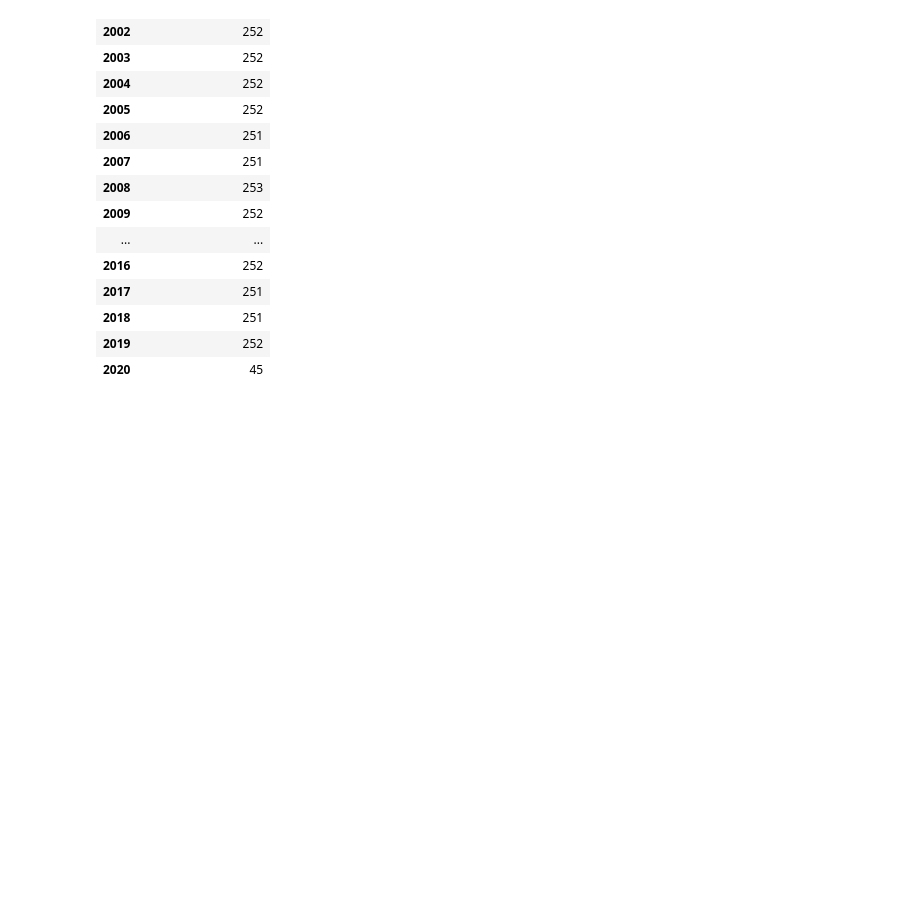
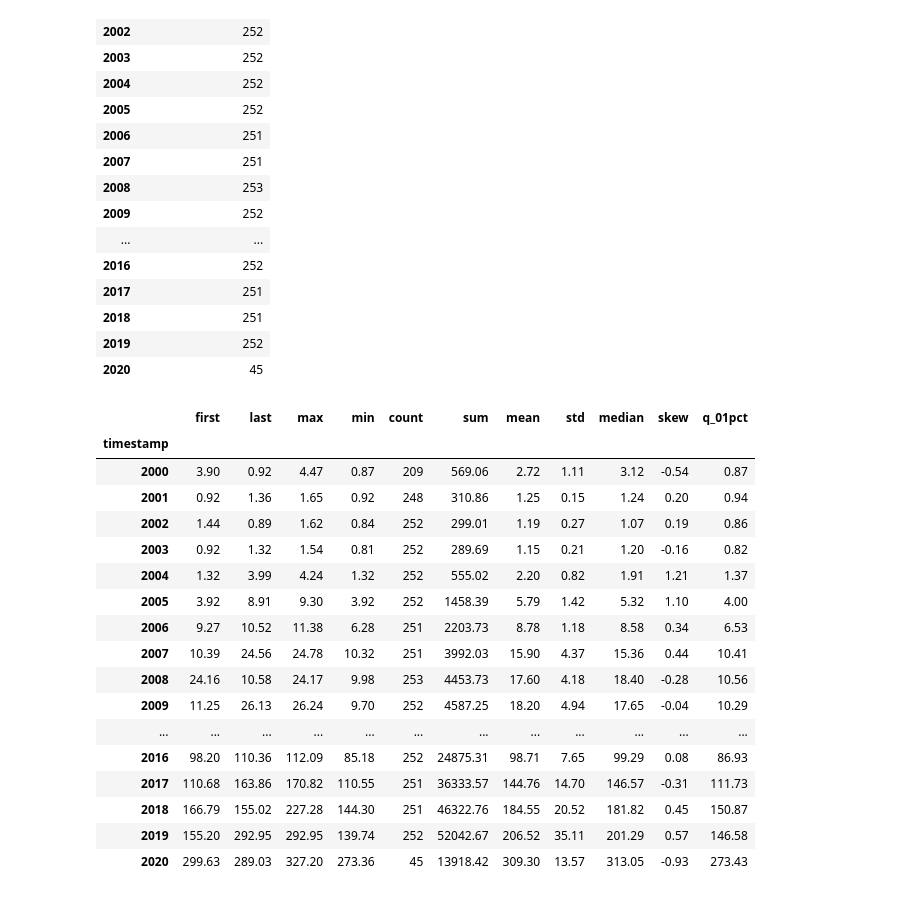
Before and after one commit to AucaCoyan/exp-quant, a Jupyter notebook: Libro1-Pandas.ipynb, the cells around one changed output. Drawn from its saved outputs; the diff is of its cells as text; code cells hidden in the pictures; blank space fills up the shorter version.

```diff
--- a/Libro1-Pandas.ipynb
+++ b/Libro1-Pandas.ipynb
@@ -1062,3 +1062,41 @@ agrupados
 | 2018 | 251 |
 | 2019 | 252 |
 | 2020 | 45 |
+# %%
+data = pd.read_excel('UCEMA/AAPL.xlsx')
+data = data.sort_values('timestamp', ascending=True)
+
+agrupados = pd.DataFrame()
+
+agrupados['first'] = data.adjusted_close.groupby(data.timestamp.dt.year).first()
+agrupados['last'] = data.adjusted_close.groupby(data.timestamp.dt.year).last()
+agrupados['max'] = data.adjusted_close.groupby(data.timestamp.dt.year).max()
+agrupados['min'] = data.adjusted_close.groupby(data.timestamp.dt.year).min()
+agrupados['count'] = data.adjusted_close.groupby(data.timestamp.dt.year).count()
+agrupados['sum'] = data.adjusted_close.groupby(data.timestamp.dt.year).sum()
+agrupados['mean'] = data.adjusted_close.groupby(data.timestamp.dt.year).mean()
+agrupados['std'] = data.adjusted_close.groupby(data.timestamp.dt.year).std()
+agrupados['median'] = data.adjusted_close.groupby(data.timestamp.dt.year).median()
+agrupados['skew'] = data.adjusted_close.groupby(data.timestamp.dt.year).skew()
+agrupados['q_01pct'] = data.adjusted_close.groupby(data.timestamp.dt.year).quantile(0.01)
+
+agrupados.round(2)
+# %% [output]
+|  | first | last | max | min | count | sum | mean | std | median | skew | q_01pct |
+| timestamp |  |  |  |  |  |  |  |  |  |  |  |
+| 2000 | 3.90 | 0.92 | 4.47 | 0.87 | 209 | 569.06 | 2.72 | 1.11 | 3.12 | -0.54 | 0.87 |
+| 2001 | 0.92 | 1.36 | 1.65 | 0.92 | 248 | 310.86 | 1.25 | 0.15 | 1.24 | 0.20 | 0.94 |
+| 2002 | 1.44 | 0.89 | 1.62 | 0.84 | 252 | 299.01 | 1.19 | 0.27 | 1.07 | 0.19 | 0.86 |
+| 2003 | 0.92 | 1.32 | 1.54 | 0.81 | 252 | 289.69 | 1.15 | 0.21 | 1.20 | -0.16 | 0.82 |
+| 2004 | 1.32 | 3.99 | 4.24 | 1.32 | 252 | 555.02 | 2.20 | 0.82 | 1.91 | 1.21 | 1.37 |
+| 2005 | 3.92 | 8.91 | 9.30 | 3.92 | 252 | 1458.39 | 5.79 | 1.42 | 5.32 | 1.10 | 4.00 |
+| 2006 | 9.27 | 10.52 | 11.38 | 6.28 | 251 | 2203.73 | 8.78 | 1.18 | 8.58 | 0.34 | 6.53 |
+| 2007 | 10.39 | 24.56 | 24.78 | 10.32 | 251 | 3992.03 | 15.90 | 4.37 | 15.36 | 0.44 | 10.41 |
+| 2008 | 24.16 | 10.58 | 24.17 | 9.98 | 253 | 4453.73 | 17.60 | 4.18 | 18.40 | -0.28 | 10.56 |
+| 2009 | 11.25 | 26.13 | 26.24 | 9.70 | 252 | 4587.25 | 18.20 | 4.94 | 17.65 | -0.04 | 10.29 |
+| ... | ... | ... | ... | ... | ... | ... | ... | ... | ... | ... | ... |
+| 2016 | 98.20 | 110.36 | 112.09 | 85.18 | 252 | 24875.31 | 98.71 | 7.65 | 99.29 | 0.08 | 86.93 |
+| 2017 | 110.68 | 163.86 | 170.82 | 110.55 | 251 | 36333.57 | 144.76 | 14.70 | 146.57 | -0.31 | 111.73 |
+| 2018 | 166.79 | 155.02 | 227.28 | 144.30 | 251 | 46322.76 | 184.55 | 20.52 | 181.82 | 0.45 | 150.87 |
+| 2019 | 155.20 | 292.95 | 292.95 | 139.74 | 252 | 52042.67 | 206.52 | 35.11 | 201.29 | 0.57 | 146.58 |
+| 2020 | 299.63 | 289.03 | 327.20 | 273.36 | 45 | 13918.42 | 309.30 | 13.57 | 313.05 | -0.93 | 273.43 |
```
Also changed, not shown: 1 other file.
